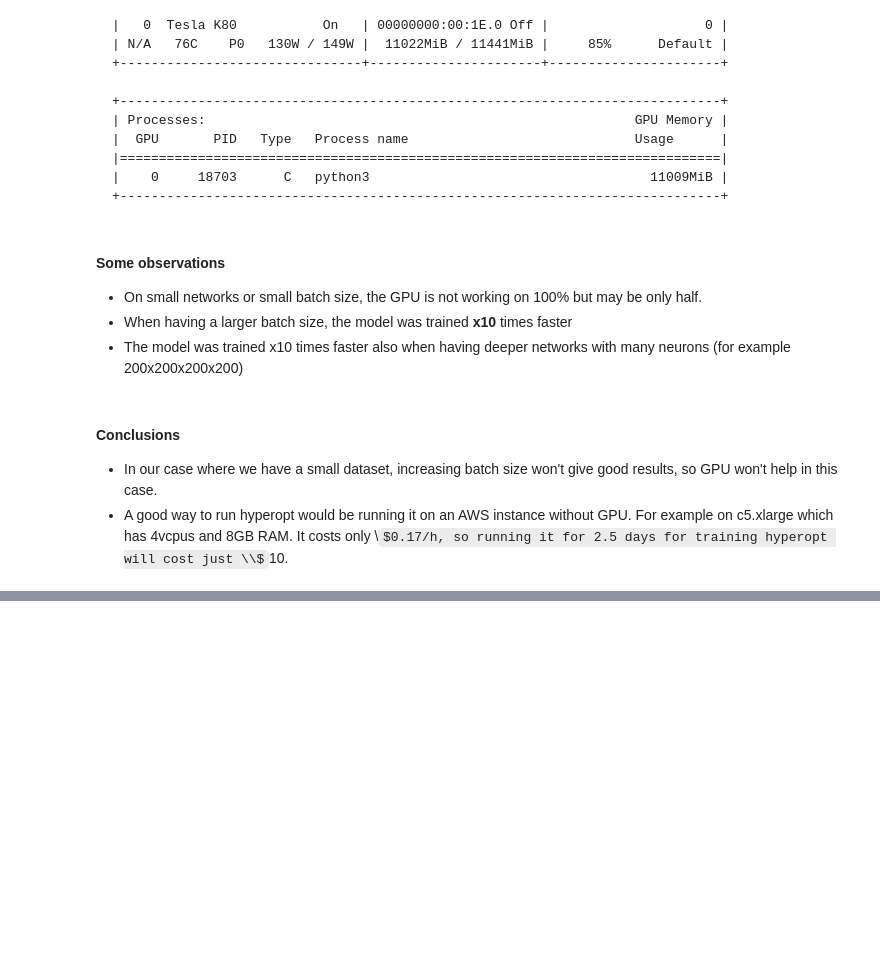
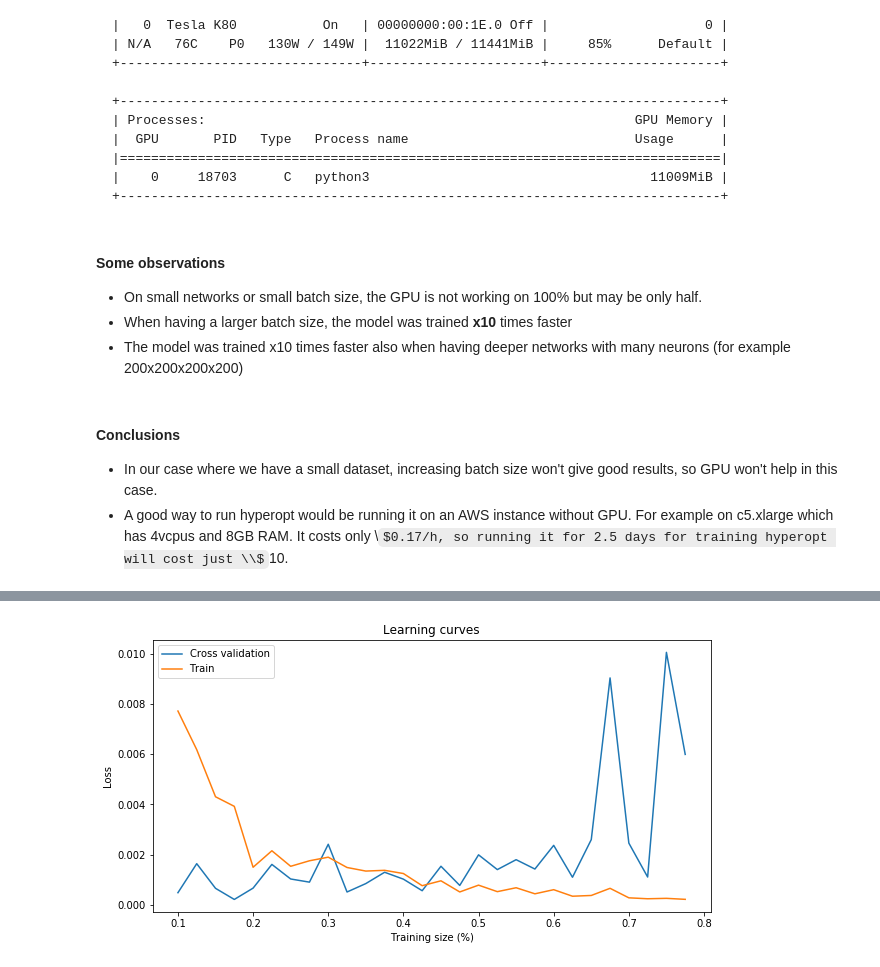
Before and after one commit to edibusl/stocks-predict, a Jupyter notebook: Stocks Prediction - Keras LSTM.ipynb, the cells around one changed output, grey strips where cells are left out. Cells and saved outputs as stored; diff of their text form; code cells hidden in the pictures; some formulas as TeX source; blank space fills up the shorter version.

```diff
--- a/Stocks Prediction - Keras LSTM.ipynb
+++ b/Stocks Prediction - Keras LSTM.ipynb
@@ -2719,0 +2918,21 @@ This is an example for the output:
+# %%
+configs = {
+    "general": {
+        "plot_results": False,
+        "verbose": 2,
+        "use_all_features": False,
+        "train_size": 0.8
+    },
+    "model": {
+        "batch_size": 4,
+        "look_back": 10,
+        "epochs": 70,
+        "network": {
+            "custom_optimizer": False,
+            "regularization_factor": 0,
+            "dropout_val": 0,
+            "lstm_neurons": [4, 4]
+        }
+    }
+}
+res_original_again = run_single_configuration(configs)
@@ -2719,0 +3010,2 @@ This is an example for the output:
+# %%
+train_sizes, cv_loss_results, train_loss_results = learning_curve()
@@ -2719,0 +3027,11 @@ This is an example for the output:
+# %%
+plt.figure(figsize=(10, 5))
+plt.plot(train_sizes, cv_loss_results)
+plt.plot(train_sizes, train_loss_results)
+plt.title("Learning curves")
+plt.ylabel("Loss")
+plt.xlabel("Training size (%)")
+plt.legend(["Cross validation", "Train"])
+plt.show()
+# %% [output]
+[figure, added]
```
Also changed, not shown: parts of 16 cells of this notebook, 1 other file.
